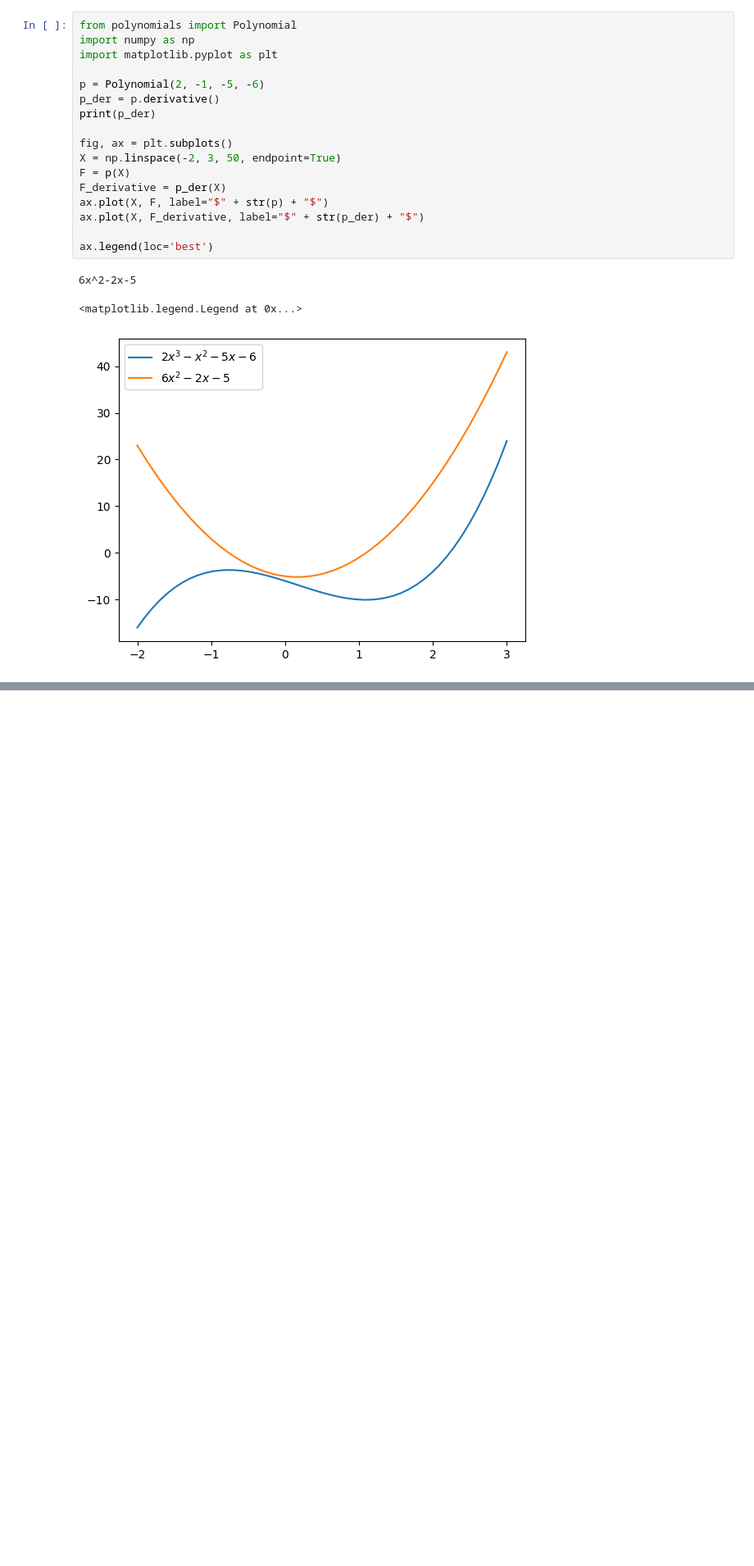
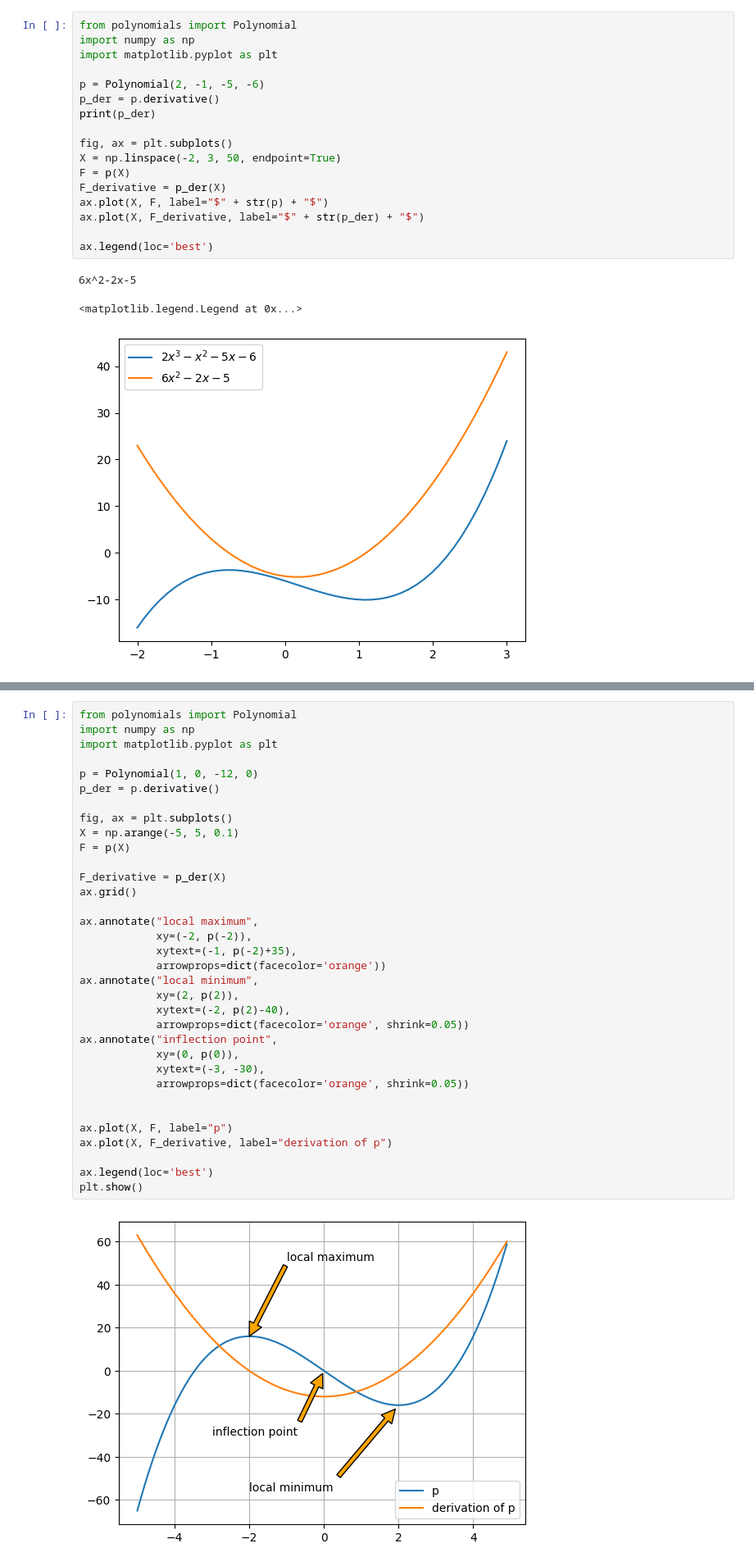
Before and after one commit to harmkenn/Python-Workbooks, a Jupyter notebook: python-course.eu/E_PC15_Spines.ipynb, the cells around one changed output, grey strips where cells are left out. Shown at 82% size. Cells and saved outputs as stored; diff of their text form; blank space fills up the shorter version.

```diff
--- a/python-course.eu/E_PC15_Spines.ipynb
+++ b/python-course.eu/E_PC15_Spines.ipynb
@@ -209,0 +273,36 @@ ax.legend(loc='best')
+# %%
+from polynomials import Polynomial
+import numpy as np
+import matplotlib.pyplot as plt
+
+p = Polynomial(1, 0, -12, 0)
+p_der = p.derivative()
+
+fig, ax = plt.subplots()
+X = np.arange(-5, 5, 0.1)
+F = p(X)
+
+F_derivative = p_der(X)
+ax.grid()
+
+ax.annotate("local maximum",
+            xy=(-2, p(-2)),
+            xytext=(-1, p(-2)+35),
+            arrowprops=dict(facecolor='orange'))
+ax.annotate("local minimum",
+            xy=(2, p(2)),
+            xytext=(-2, p(2)-40),
+            arrowprops=dict(facecolor='orange', shrink=0.05))
+ax.annotate("inflection point",
+            xy=(0, p(0)),
+            xytext=(-3, -30),
+            arrowprops=dict(facecolor='orange', shrink=0.05))
+
+
+ax.plot(X, F, label="p")
+ax.plot(X, F_derivative, label="derivation of p")
+
+ax.legend(loc='best')
+plt.show()
+# %% [output]
+[figure, added]
```
Also changed, not shown: parts of 6 cells of this notebook.
